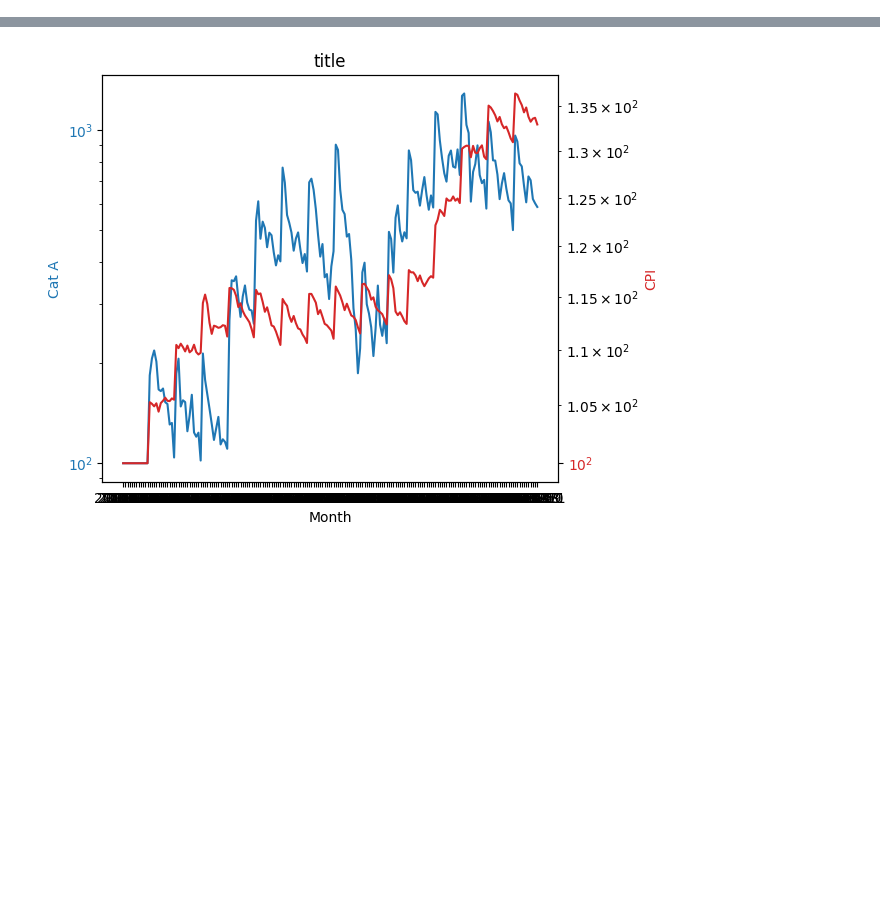
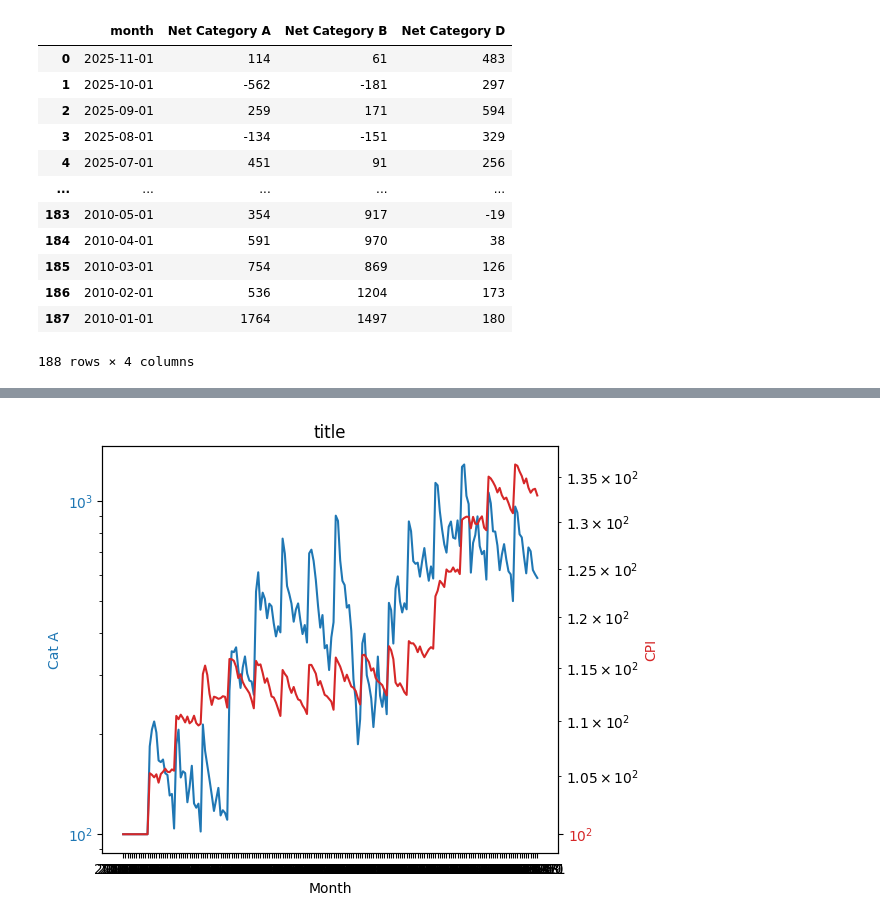
Before and after one commit to RaphaelTeo/coe-stat-analysis, a Jupyter notebook: main.ipynb, the cells around one changed output, grey strips where cells are left out. Drawn from its saved outputs; the diff is of its cells as text; code cells hidden in the pictures; blank space fills up the shorter version.

```diff
--- a/main.ipynb
+++ b/main.ipynb
@@ -144,0 +184,33 @@ plt.show()
+# %%
+# Process vehicle registration and deregistration datasets
+registered_prep = basicprep_vehregs(registered, 4, 4)
+deregistered_prep = basicprep_vehregs(deregistered, 4, 4)
+
+# Trim datasets to only the common dates so that we can plot
+df_list = [df_coe_a_trim, registered_prep, deregistered_prep] #use df_coe_a_trim as reference
+common_dates = get_common_dates(df_list, 'month')
+df_registered_trim = registered_prep[registered_prep['month'].isin(common_dates)]
+df_deregistered_trim = deregistered_prep[deregistered_prep['month'].isin(common_dates)]
+
+# Combined both datasets to get net registrations
+net_registrations = pd.merge(df_registered_trim,df_deregistered_trim, how='inner', on='month', suffixes=('_registered', '_deregistered'))
+
+for category in ['Category A', 'Category B', 'Category D']:
+    net_registrations[f'Net {category}'] = net_registrations[f'{category}_registered'] - net_registrations[f'{category}_deregistered']
+    net_registrations.drop(columns=[f'{category}_registered', f'{category}_deregistered'], inplace=True)
+
+net_registrations
+# %% [output]
+|  | month | Net Category A | Net Category B | Net Category D |
+| 0 | 2025-11-01 | 114 | 61 | 483 |
+| 1 | 2025-10-01 | -562 | -181 | 297 |
+| 2 | 2025-09-01 | 259 | 171 | 594 |
+| 3 | 2025-08-01 | -134 | -151 | 329 |
+| 4 | 2025-07-01 | 451 | 91 | 256 |
+| ... | ... | ... | ... | ... |
+| 183 | 2010-05-01 | 354 | 917 | -19 |
+| 184 | 2010-04-01 | 591 | 970 | 38 |
+| 185 | 2010-03-01 | 754 | 869 | 126 |
+| 186 | 2010-02-01 | 536 | 1204 | 173 |
+| 187 | 2010-01-01 | 1764 | 1497 | 180 |
+188 rows × 4 columns
```
Also changed, not shown: parts of 7 cells of this notebook, 1 other file.
